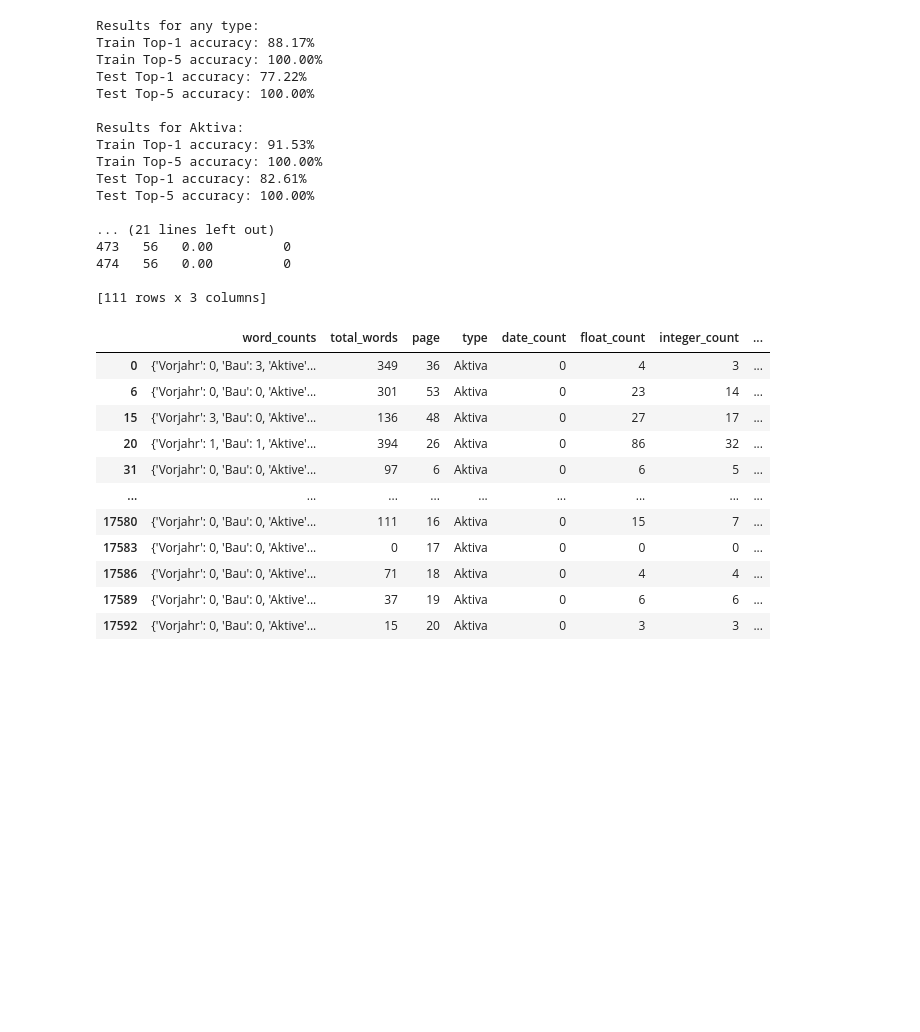
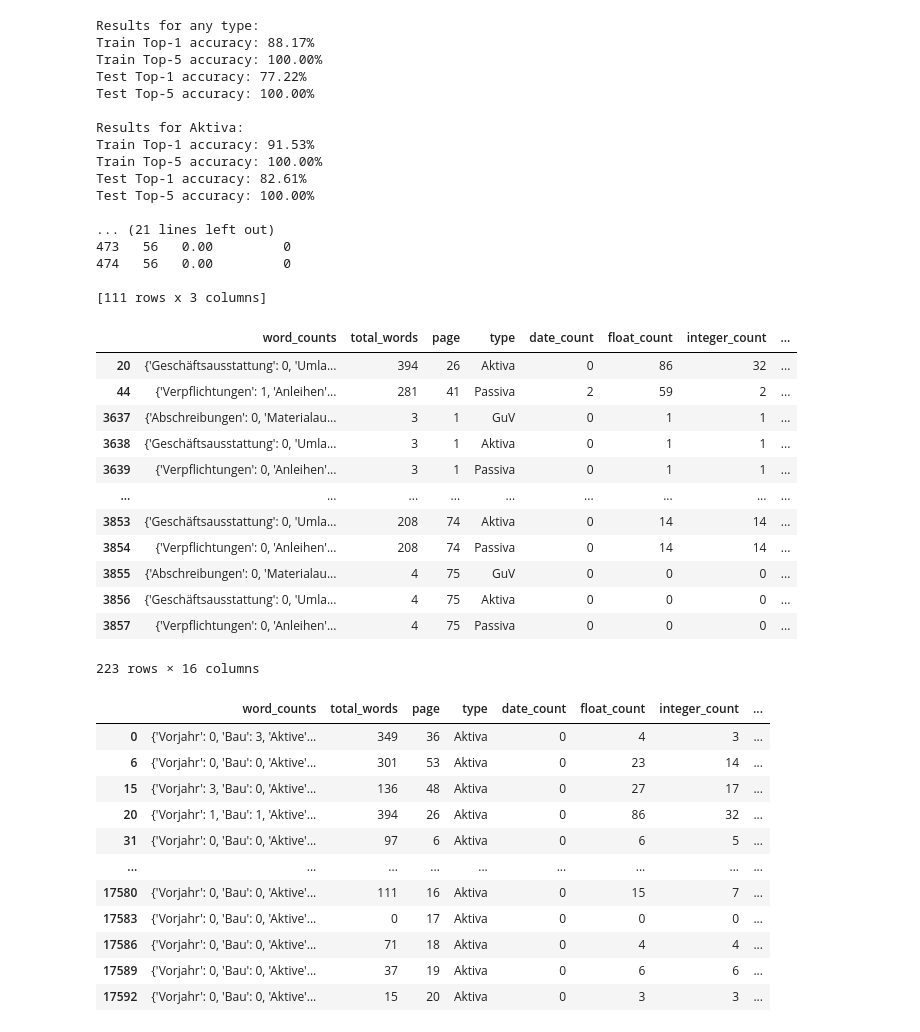
Before and after one commit to Famondir/Thesis, a Jupyter notebook: benchmark_jobs/page_identification/term_frequency.ipynb, the cells around one changed output. Cells and saved outputs as stored; diff of their text form; code cells hidden in the pictures; blank space fills up the shorter version.

```diff
--- a/benchmark_jobs/page_identification/term_frequency.ipynb
+++ b/benchmark_jobs/page_identification/term_frequency.ipynb
@@ -1020,6 +1020,22 @@ Test Top-5 accuracy: 100.00%
 474   56   0.00         0
 
 [111 rows x 3 columns]
+# %%
+df_test_split[df_test_split['filepath'].str.contains('berlinovo_Finanzbericht_2021.pdf')]
+# %% [output]
+|  | word_counts | total_words | page | type | date_count | float_count | integer_count | ... |
+| 20 | {'Geschäftsausstattung': 0, 'Umla... | 394 | 26 | Aktiva | 0 | 86 | 32 | ... |
+| 44 | {'Verpflichtungen': 1, 'Anleihen'... | 281 | 41 | Passiva | 2 | 59 | 2 | ... |
+| 3637 | {'Abschreibungen': 0, 'Materialau... | 3 | 1 | GuV | 0 | 1 | 1 | ... |
+| 3638 | {'Geschäftsausstattung': 0, 'Umla... | 3 | 1 | Aktiva | 0 | 1 | 1 | ... |
+| 3639 | {'Verpflichtungen': 0, 'Anleihen'... | 3 | 1 | Passiva | 0 | 1 | 1 | ... |
+| ... | ... | ... | ... | ... | ... | ... | ... | ... |
+| 3853 | {'Geschäftsausstattung': 0, 'Umla... | 208 | 74 | Aktiva | 0 | 14 | 14 | ... |
+| 3854 | {'Verpflichtungen': 0, 'Anleihen'... | 208 | 74 | Passiva | 0 | 14 | 14 | ... |
+| 3855 | {'Abschreibungen': 0, 'Materialau... | 4 | 75 | GuV | 0 | 0 | 0 | ... |
+| 3856 | {'Geschäftsausstattung': 0, 'Umla... | 4 | 75 | Aktiva | 0 | 0 | 0 | ... |
+| 3857 | {'Verpflichtungen': 0, 'Anleihen'... | 4 | 75 | Passiva | 0 | 0 | 0 | ... |
+223 rows × 16 columns
 # %%
 df_test_split[(df_test_split['type'] == 'Aktiva') & (df_test_split['is_truth'] == 0)]
 # %% [output]
```
Also changed, not shown: parts of 2 cells of this notebook, 50 other files.
